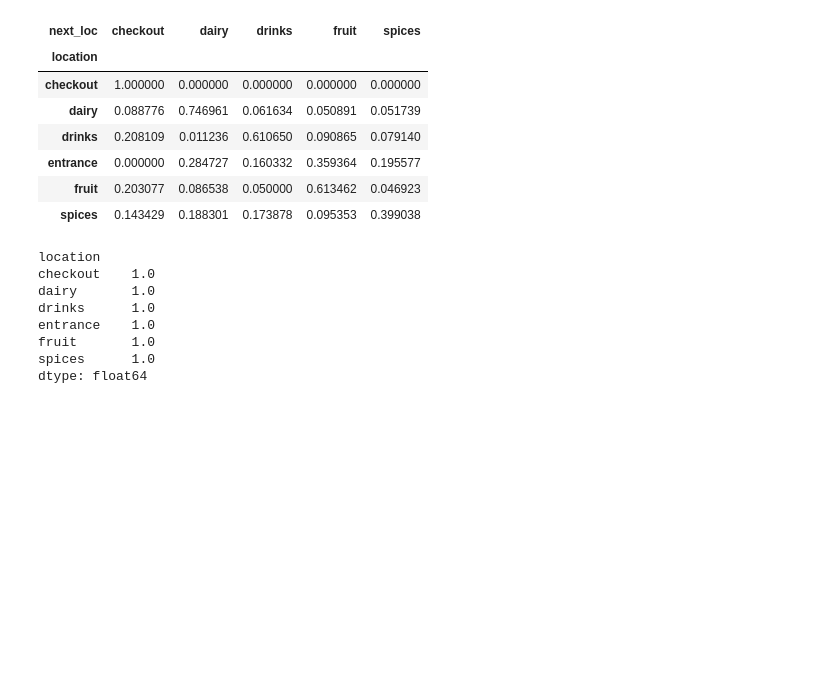
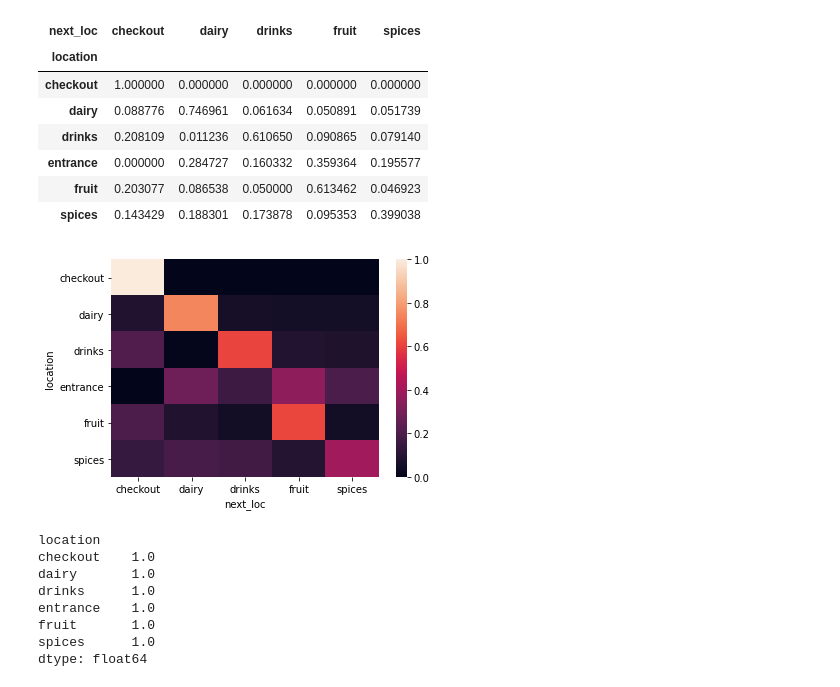
Before and after one commit to Galiya-YS/Shopipy---MCMC-simulation, a Jupyter notebook: explore_monday.ipynb, the cells around one changed output. Cells and saved outputs as stored; diff of their text form; code cells hidden in the pictures; blank space fills up the shorter version.

Commit message:
calculated revenue, time spent and some graphs updates

```diff
--- a/explore_monday.ipynb
+++ b/explore_monday.ipynb
@@ -153,6 +153,11 @@ transition_matrix
 | entrance | 0.000000 | 0.284727 | 0.160332 | 0.359364 | 0.195577 |
 | fruit | 0.203077 | 0.086538 | 0.050000 | 0.613462 | 0.046923 |
 | spices | 0.143429 | 0.188301 | 0.173878 | 0.095353 | 0.399038 |
+# %%
+import seaborn as sns
+heat_map = sns.heatmap(transition_matrix)
+# %% [output]
+[figure, added]
 # %%
 # check if the matrix is correct
 transition_matrix.sum(axis=1)
```
Also changed, not shown: parts of 17 cells of this notebook.
